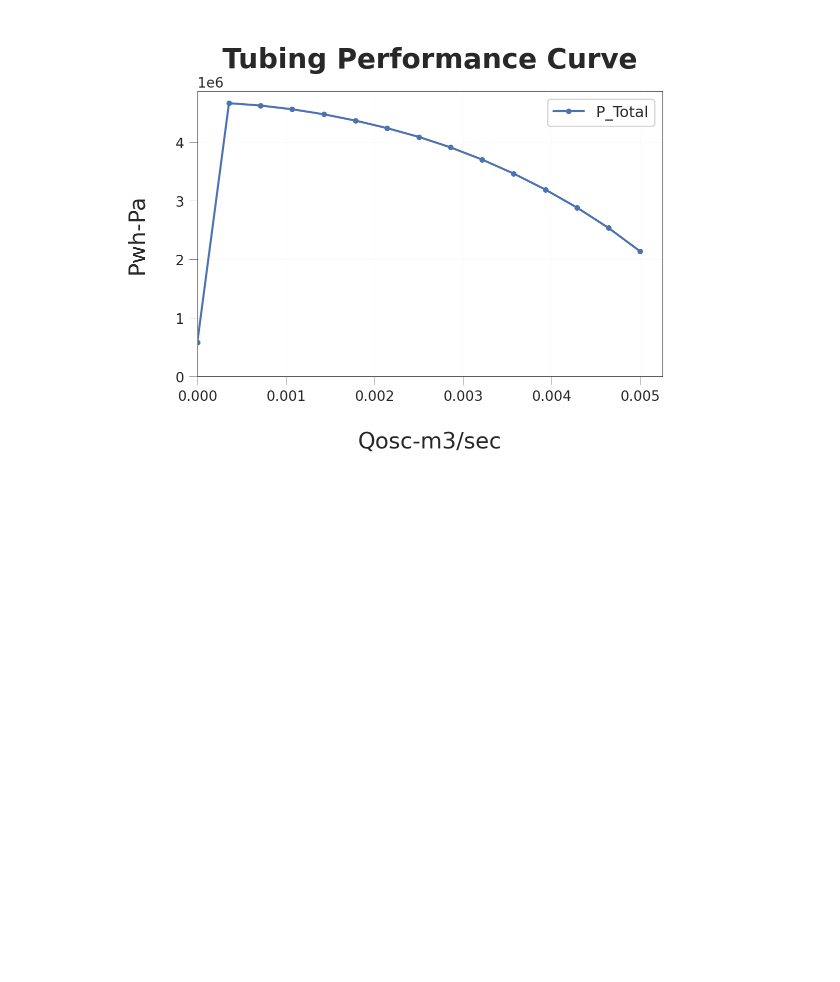
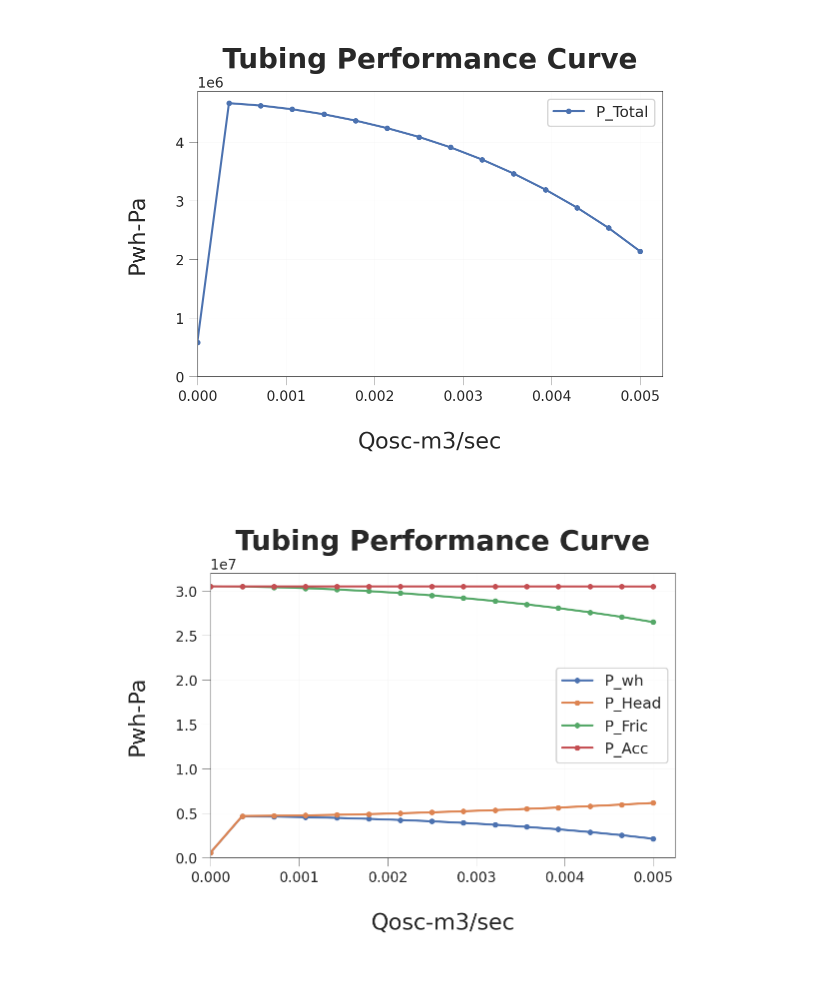
Before and after one commit to Priyam8210/Outflow_VLP, a Jupyter notebook: multiphase-tpr.ipynb, the cells around one changed output. Drawn from its saved outputs; the diff is of its cells as text; code cells hidden in the pictures; blank space fills up the shorter version.

```diff
--- a/multiphase-tpr.ipynb
+++ b/multiphase-tpr.ipynb
@@ -70,21 +70,3 @@ def newton_raphson(f, x_symbolic, x0, max_iter, tol=1e-06 ):
         x = x_new
 
     raise ValueError('cannot converge')
-# %%
-def func(A, P, x, t):
-        return (-A*P/6894.76)+((x+x**2+x**3-x**4)/(1-x)**3)-((14.76*t-9.76*t**2+4.58*t**3)*x**2)+(90.7*t-242*t**2+42.4*t**3)*x**(2.18+2.82*t)
-
-def func_derivative(A, P, x, t):
-    return -2*x*(4.58*t**3 - 9.76*t**2 + 14.76*t) + (-4*x**3 + 3*x**2 + 2*x + 1)/(1 - x)**3 + 3*(-x**4 + x**3 + x**2 + x)/(1 - x)**4 + x**(2.82*t + 1.18)*(2.82*t + 2.18)*(42.4*t**3 - 242*t**2 + 90.7*t)
-
-def newton_raphson(initial_guess, tol=1e-6, max_iter=1000):
-    x = initial_guess
-    for i in range(max_iter):
-        fx=func(A, P, x, t)
-        f_prime_x=func_derivative(A, P, x, t)
-
-        x = x - fx / f_prime_x
-
-        if abs(fx) < tol:
-            return x
-    return x
@@ -395,3 +370,18 @@ plt.legend()
 plt.show()
 # %% [output]
 [figure]
+# %%
+plt.plot(Qosc_Data, Pwh_Data, marker='.', label='P_wh')
+plt.plot(Qosc_Data, P_Head_Data, marker='.', label='P_Head')
+plt.plot(Qosc_Data, P_Fric_Data, marker='.', label='P_Fric')
+plt.plot(Qosc_Data, P_Acc_Data, marker='.', label='P_Acc')
+plt.xlim(left=0)
+plt.ylim(bottom=0)
+plt.grid(True, alpha=0.5)
+plt.xlabel('Qosc-m3/sec', fontsize=16)
+plt.ylabel('Pwh-Pa', fontsize=16)
+plt.title('Tubing Performance Curve', fontsize=20, fontweight='bold')
+plt.legend()
+plt.show()
+# %% [output]
+[figure, added]
```
Also changed, not shown: parts of 5 cells of this notebook.
